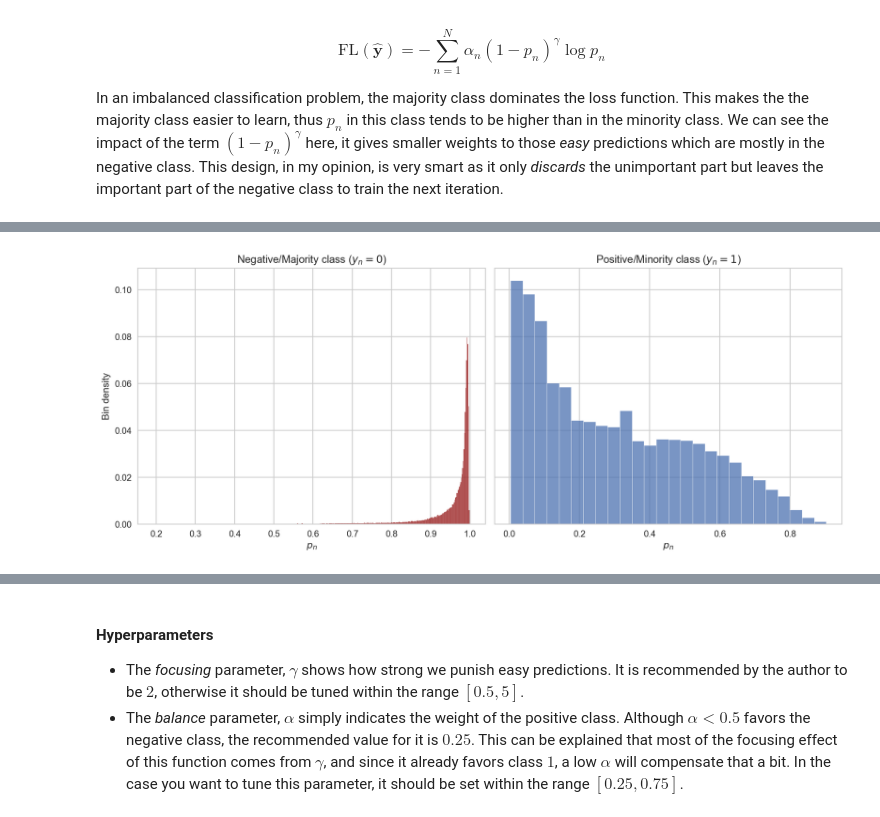
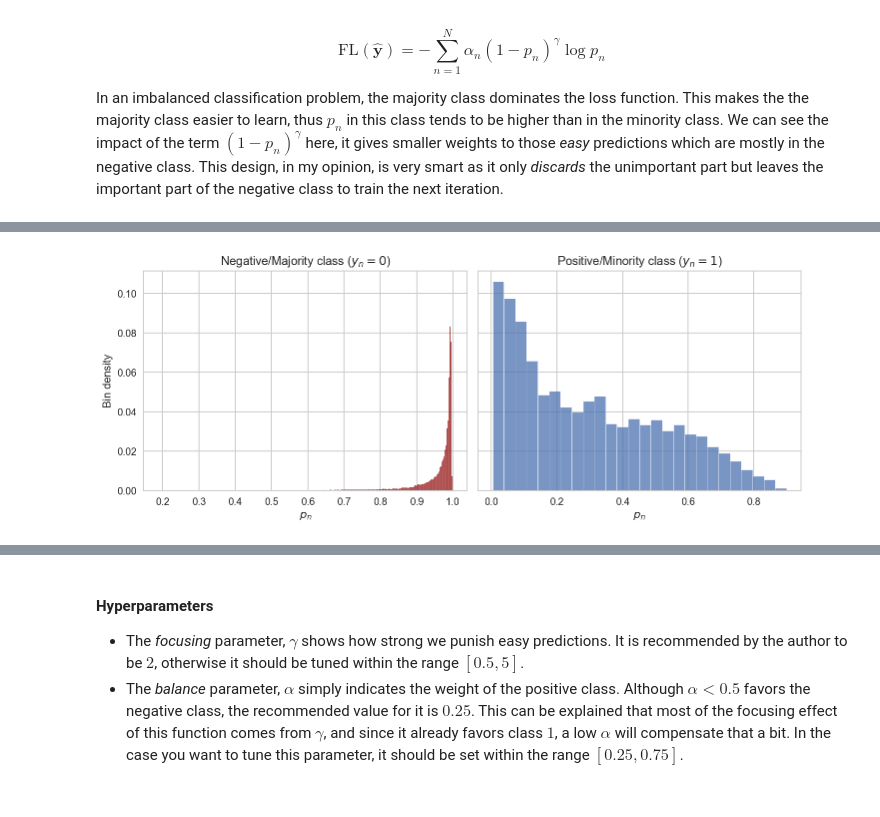
Before and after one commit to hungpq7/tabular-book, a Jupyter notebook: 07-tabular-learning/imblearn-targeted-modeling.ipynb, the cells around one changed output, grey strips where cells are left out. Cells and saved outputs as stored; diff of their text form; code cells hidden in the pictures.

```diff
--- a/07-tabular-learning/imblearn-targeted-modeling.ipynb
+++ b/07-tabular-learning/imblearn-targeted-modeling.ipynb
@@ -97,16 +107,16 @@ model.score(x, y)
 # %%
 yPred = model.predict_proba(x)[:, 1]
 p1 = yPred[y==1]
 p0 = 1 - yPred[y==0]
 
-fig, ax = plt.subplots(ncols=2, figsize=(12,5), sharey=True, tight_layout=True)
+fig, ax = plt.subplots(ncols=2, figsize=(10,4), sharey=True, tight_layout=True)
 sns.histplot(p0, stat='probability', edgecolor='w', ax=ax[0], color='darkred')
 sns.histplot(p1, stat='probability', edgecolor='w', ax=ax[1])
 ax[0].set_title('Negative/Majority class ($y_n=0$)')
 ax[0].set_ylabel('Bin density')
 ax[0].set_xlabel('$p_n$')
 ax[1].set_title('Positive/Minority class ($y_n=1$)')
 ax[1].set_xlabel('$p_n$')
 plt.show()
 # %% [output]
-[figure, old version]
+[figure, new version]
```
Also changed, not shown: parts of 33 cells of this notebook.
